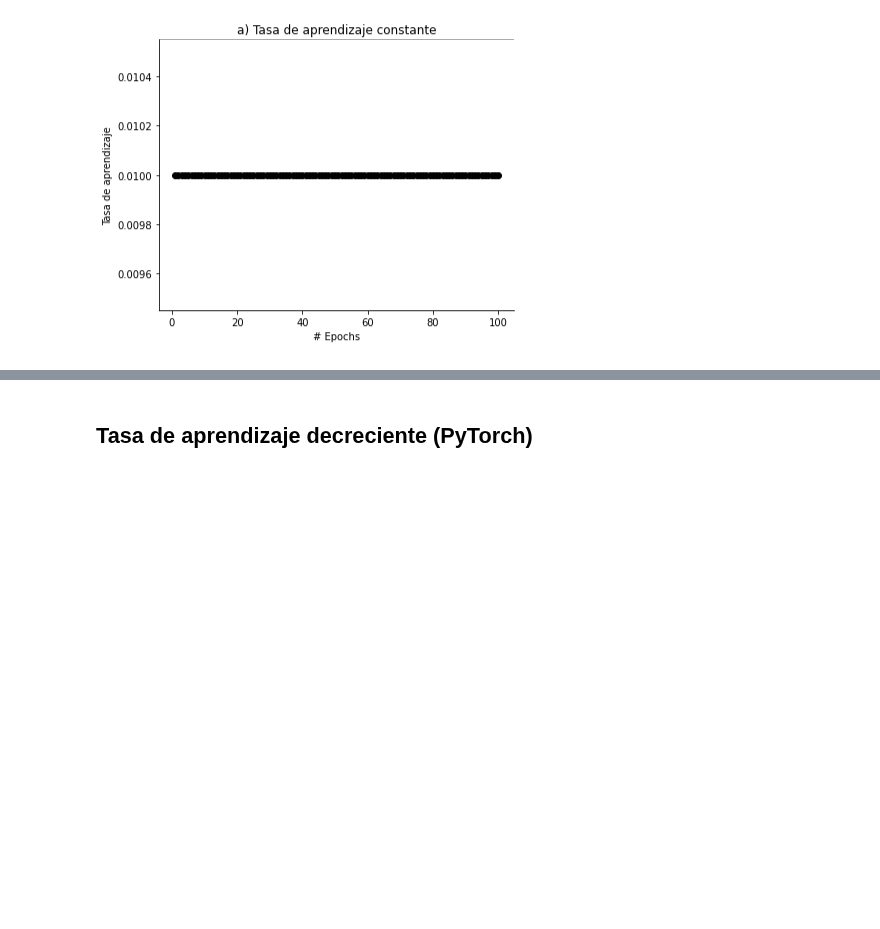
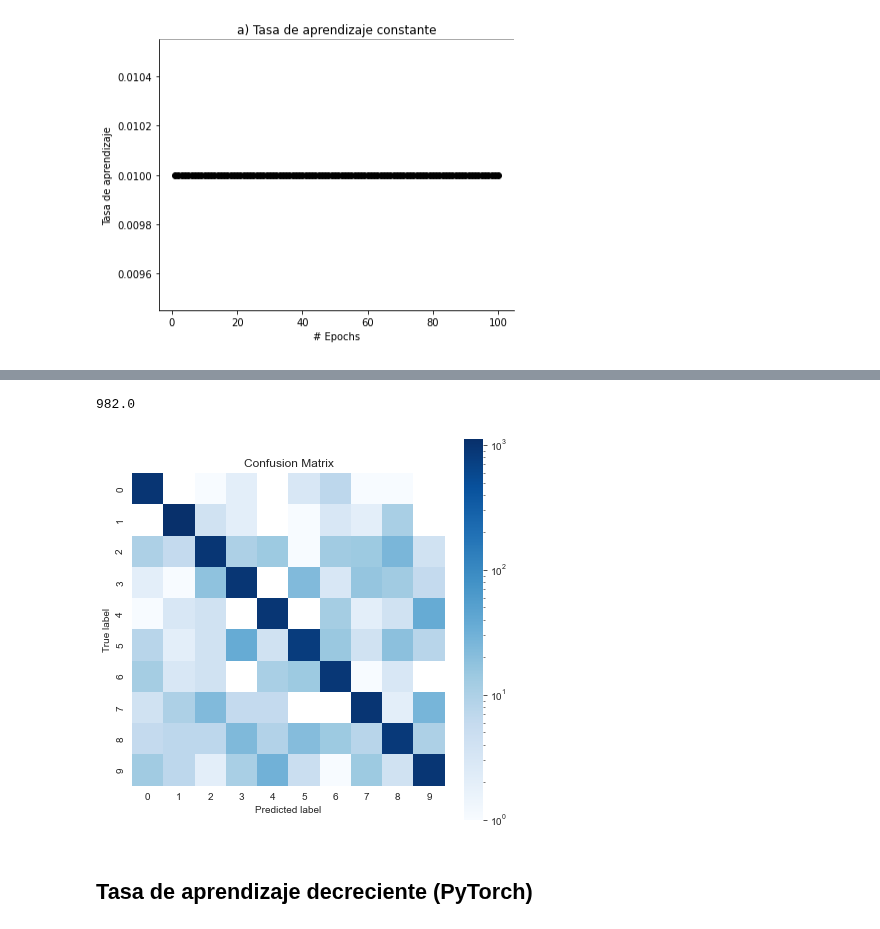
Before and after one commit to DenisPerez/NN_Tests_DG, a Jupyter notebook: Experimento1.ipynb, the cells around one changed output, grey strips where cells are left out. Drawn from its saved outputs; the diff is of its cells as text; code cells hidden in the pictures; blank space fills up the shorter version.

Commit message:
-WIP changes to Confusion matrix over experimento3

```diff
--- a/Experimento1.ipynb
+++ b/Experimento1.ipynb
@@ -267,6 +288,15 @@ def train(model, optimizer, scheduler: None, mb_size):
     return acc_list, cost_list, lr_list, iter_found
 # %% [markdown]
 ### Operaciones en las trazas
+# %%
+def plot_confusion_matrix(cm):
+    labels = np.arange(len(cm))
+    fig, ax = plt.subplots(figsize=(7, 7))
+    sns.heatmap(cm, annot=False, cmap='Blues', square=True, norm=LogNorm(), xticklabels=labels, yticklabels=labels, ax=ax, cbar=True)
+    ax.set_xlabel('Predicted label')
+    ax.set_ylabel('True label')
+    ax.set_title('Confusion Matrix')
+    plt.show()
 # %%
 def SumList(first: list, second: list) -> list:
     return [x + y for x, y in zip(first[::-1], second[::-1])][::-1]
@@ -401,3 +476,12 @@ resultados['fixed']['epochs'] = resultados['fixed']['epochs'] / MAX_ITERATIONS
+# %%
+n = np.sum(resultados['fixed']['cm'][4, :])  # Suma de los valores en la primera fila
+print(n)  # Debería ser el número total de instancias en la clase 0 en el conjunto de prueba
+# %% [output]
+982.0
+# %%
+plot_confusion_matrix(resultados['fixed']['cm'])
+# %% [output]
+[figure, added]
 # %% [markdown]
 ## Tasa de aprendizaje decreciente (PyTorch)
 # %% [markdown]
```
Also changed, not shown: parts of 20 cells of this notebook.
